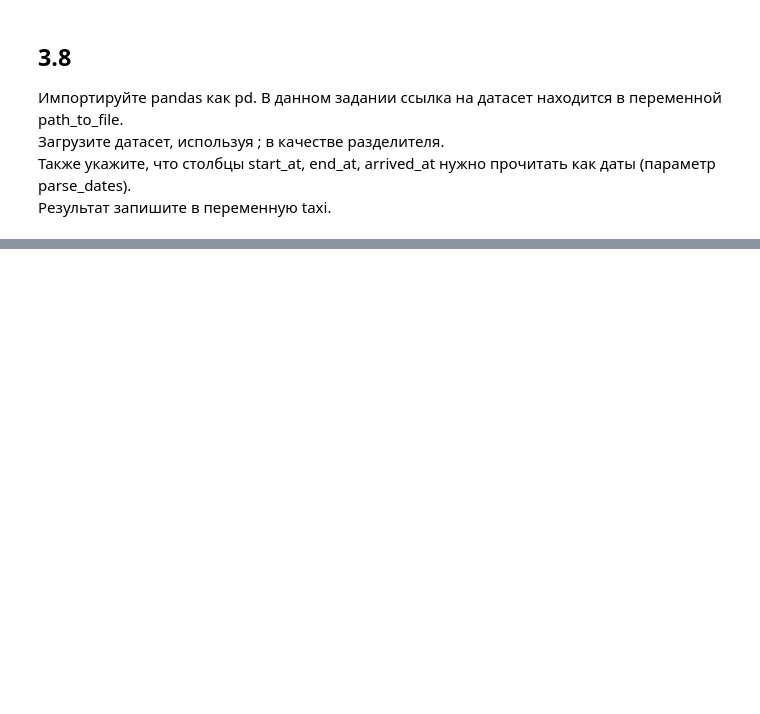
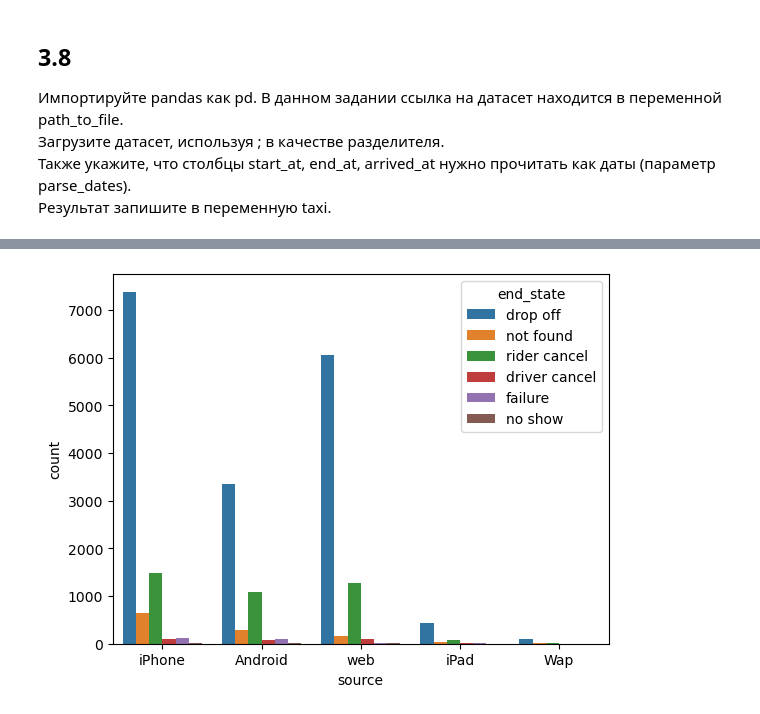
Before and after one commit to gbrs/Demo_Data_Analyst_KC, a Jupyter notebook: lesson_3_tasks.ipynb, the cells around one changed output, grey strips where cells are left out. Cells and saved outputs as stored; diff of their text form; code cells hidden in the pictures; blank space fills up the shorter version.

```diff
--- a/lesson_3_tasks.ipynb
+++ b/lesson_3_tasks.ipynb
@@ -107,0 +138,4 @@ taxi.head()
+# %%
+sns.countplot(taxi, x='source', hue='end_state');
+# %% [output]
+[figure, added]
```
Also changed, not shown: parts of 16 cells of this notebook.
